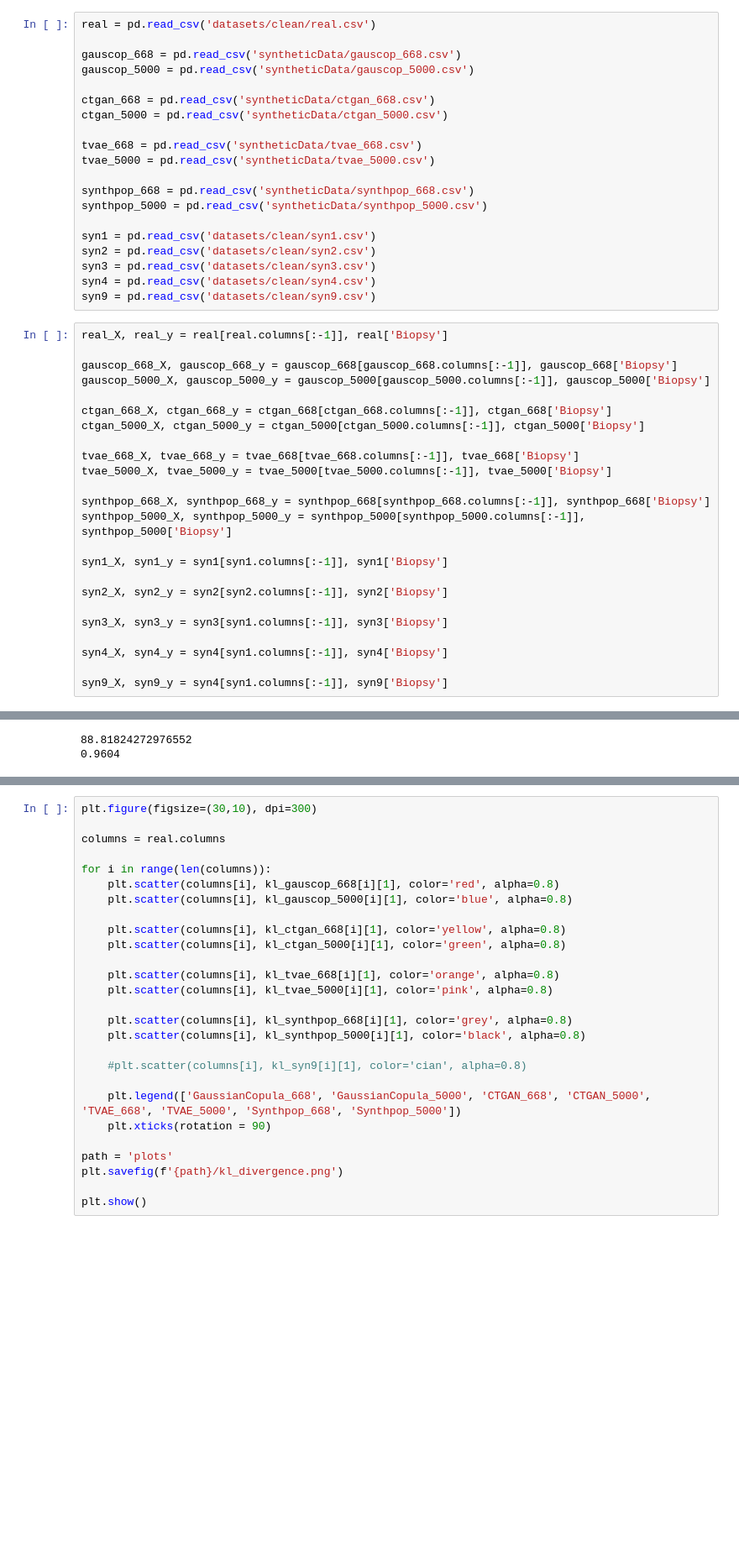
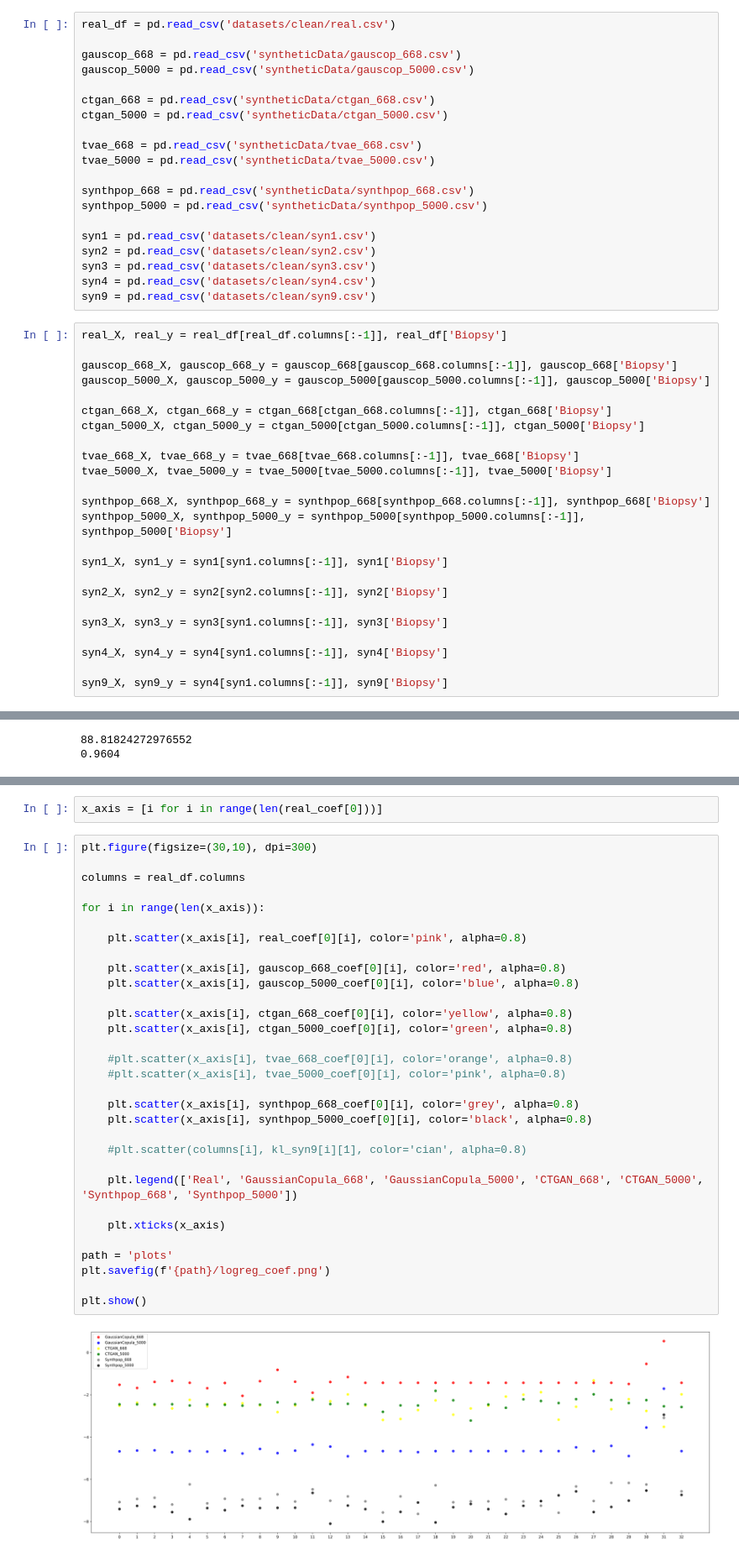
Before and after one commit to part-cw/biomed-derivative-project, a Jupyter notebook: logregSynthData.ipynb, the cells around one changed output, grey strips where cells are left out. Shown: that part at 84% size. Cells and saved outputs as stored; diff of their text form; blank space fills up the shorter version.

Commit message:
Logistic regression coeffs graph

```diff
--- a/logregSynthData.ipynb
+++ b/logregSynthData.ipynb
@@ -7,7 +8,7 @@ from joblib import dump, load
 # %% [markdown]
 #### Loading data
 # %%
-real = pd.read_csv('datasets/clean/real.csv')
+real_df = pd.read_csv('datasets/clean/real.csv')
 
 gauscop_668 = pd.read_csv('syntheticData/gauscop_668.csv')
 gauscop_5000 = pd.read_csv('syntheticData/gauscop_5000.csv')
@@ -27,7 +28,7 @@ syn3 = pd.read_csv('datasets/clean/syn3.csv')
 syn4 = pd.read_csv('datasets/clean/syn4.csv')
 syn9 = pd.read_csv('datasets/clean/syn9.csv')
 # %%
-real_X, real_y = real[real.columns[:-1]], real['Biopsy']
+real_X, real_y = real_df[real_df.columns[:-1]], real_df['Biopsy']
 
 gauscop_668_X, gauscop_668_y = gauscop_668[gauscop_668.columns[:-1]], gauscop_668['Biopsy']
 gauscop_5000_X, gauscop_5000_y = gauscop_5000[gauscop_5000.columns[:-1]], gauscop_5000['Biopsy']
@@ -207,27 +206,35 @@ ValueError: This solver needs samples of at least 2 classes in the data, but the
+# %%
+x_axis = [i for i in range(len(real_coef[0]))]
 # %%
 plt.figure(figsize=(30,10), dpi=300)
 
-columns = real.columns
+columns = real_df.columns
 
-for i in range(len(columns)):
-    plt.scatter(columns[i], kl_gauscop_668[i][1], color='red', alpha=0.8)
-    plt.scatter(columns[i], kl_gauscop_5000[i][1], color='blue', alpha=0.8)
+for i in range(len(x_axis)):
 
-    plt.scatter(columns[i], kl_ctgan_668[i][1], color='yellow', alpha=0.8)
-    plt.scatter(columns[i], kl_ctgan_5000[i][1], color='green', alpha=0.8)
+    plt.scatter(x_axis[i], real_coef[0][i], color='pink', alpha=0.8)
 
-    plt.scatter(columns[i], kl_tvae_668[i][1], color='orange', alpha=0.8)
-    plt.scatter(columns[i], kl_tvae_5000[i][1], color='pink', alpha=0.8)
+    plt.scatter(x_axis[i], gauscop_668_coef[0][i], color='red', alpha=0.8)
+    plt.scatter(x_axis[i], gauscop_5000_coef[0][i], color='blue', alpha=0.8)
 
-    plt.scatter(columns[i], kl_synthpop_668[i][1], color='grey', alpha=0.8)
-    plt.scatter(columns[i], kl_synthpop_5000[i][1], color='black', alpha=0.8)
+    plt.scatter(x_axis[i], ctgan_668_coef[0][i], color='yellow', alpha=0.8)
+    plt.scatter(x_axis[i], ctgan_5000_coef[0][i], color='green', alpha=0.8)
+
+    #plt.scatter(x_axis[i], tvae_668_coef[0][i], color='orange', alpha=0.8)
+    #plt.scatter(x_axis[i], tvae_5000_coef[0][i], color='pink', alpha=0.8)
+
+    plt.scatter(x_axis[i], synthpop_668_coef[0][i], color='grey', alpha=0.8)
+    plt.scatter(x_axis[i], synthpop_5000_coef[0][i], color='black', alpha=0.8)
 
     #plt.scatter(columns[i], kl_syn9[i][1], color='cian', alpha=0.8)
 
-    plt.legend(['GaussianCopula_668', 'GaussianCopula_5000', 'CTGAN_668', 'CTGAN_5000', 'TVAE_668', 'TVAE_5000', 'Synthpop_668', 'Synthpop_5000'])
-    plt.xticks(rotation = 90)
+    plt.legend(['Real', 'GaussianCopula_668', 'GaussianCopula_5000', 'CTGAN_668', 'CTGAN_5000', 'Synthpop_668', 'Synthpop_5000'])
+
+    plt.xticks(x_axis)
 
 path = 'plots'
-plt.savefig(f'{path}/kl_divergence.png')
+plt.savefig(f'{path}/logreg_coef.png')
 
 plt.show()
+# %% [output]
+[figure, added]
```
Also changed, not shown: parts of 2 cells of this notebook, 1 other file.
